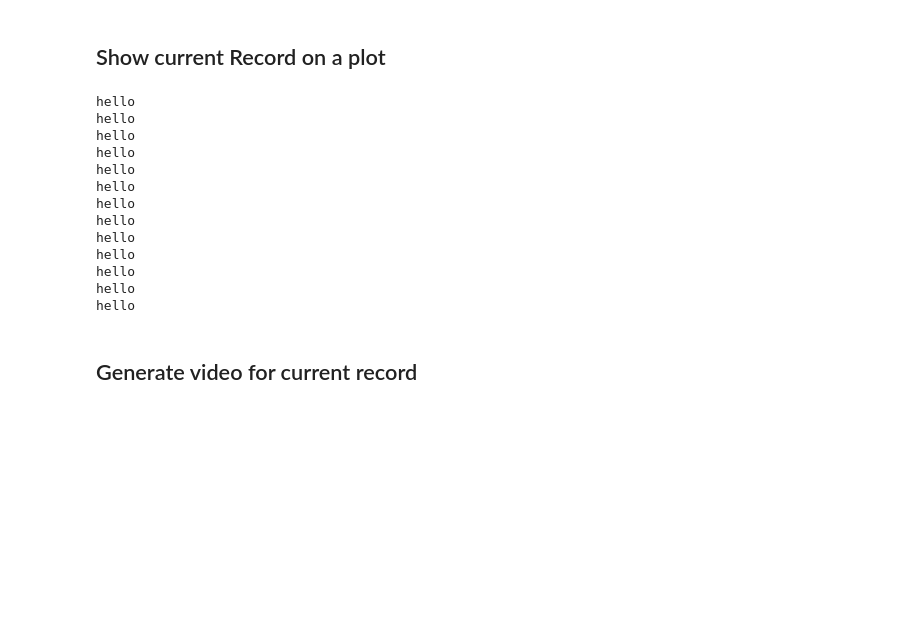
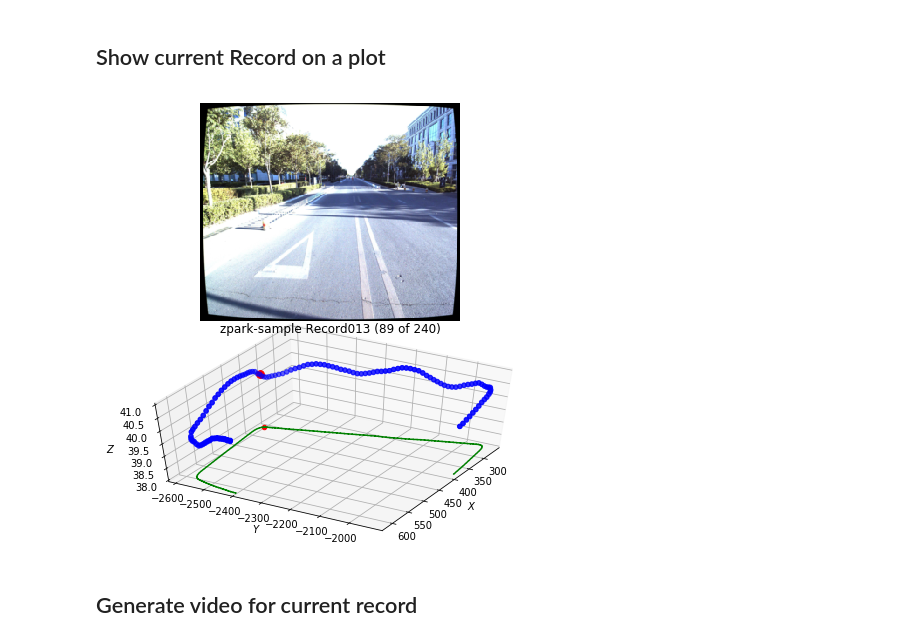
Before and after one commit to bexcite/apolloscape-loc, a Jupyter notebook: Apolloscape_View_Records.ipynb, the cells around one changed output. Drawn from its saved outputs; the diff is of its cells as text; code cells hidden in the pictures; blank space fills up the shorter version.

```diff
--- a/Apolloscape_View_Records.ipynb
+++ b/Apolloscape_View_Records.ipynb
@@ -98,27 +98,14 @@ Records:
 # %%
 
 # Draw path of the current record with a sampled datapoint
-# draw_record(apollo_dataset)
-# plt.show()
+draw_record(apollo_dataset)
+plt.show()
 
 # Draw all records
-for record in apollo_dataset.records_list:
-    print('hello')
-    draw_record(apollo_dataset, record)
+# for record in apollo_dataset.records_list:
+#     draw_record(apollo_dataset, record)
 # %% [output]
-hello
-hello
-hello
-hello
-hello
-hello
-hello
-hello
-hello
-hello
-hello
-hello
-hello
+[figure, added]
 # %%
 # apollo_dataset.record = None
 # for i in range(len(apollo_dataset)):
```
Also changed, not shown: parts of 2 cells of this notebook, 3 other files.
